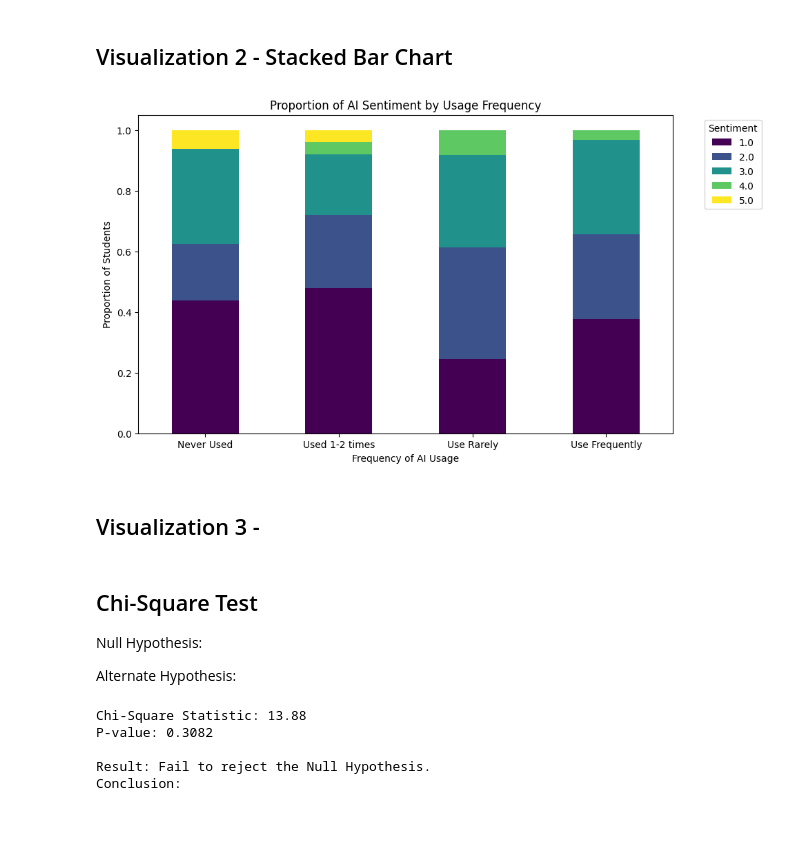
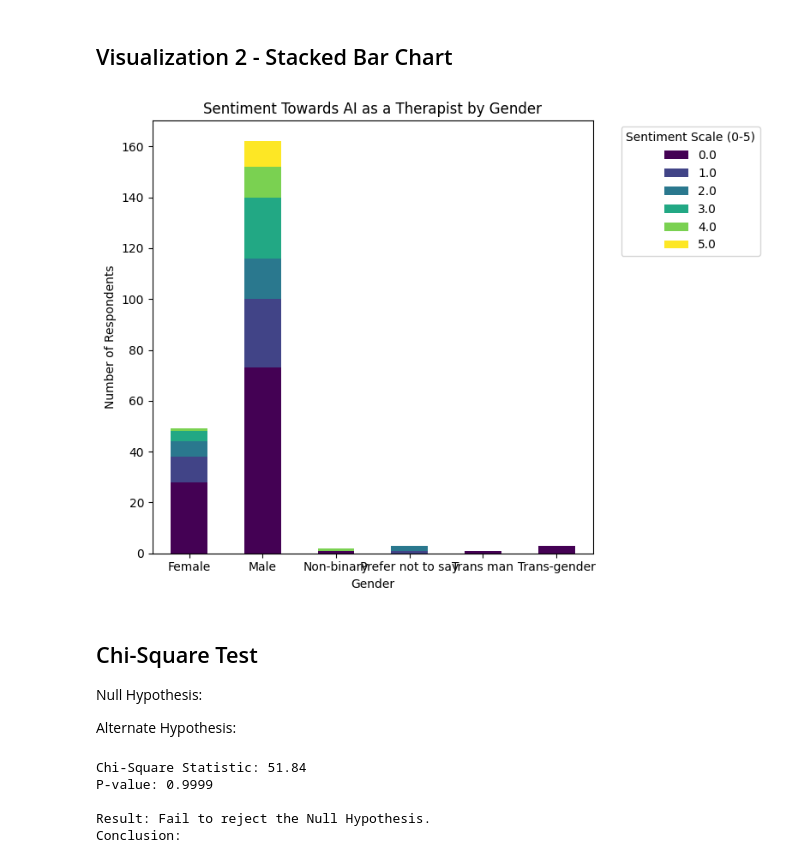
Before and after one commit to avamwilliams/105Lab5-6, a Jupyter notebook: proj.ipynb, the cells around one changed output. Drawn from its saved outputs; the diff is of its cells as text; code cells hidden in the pictures; blank space fills up the shorter version.

Commit message:
Update proj.ipynb
update visuals  and chi-square test

```diff
--- a/proj.ipynb
+++ b/proj.ipynb
@@ -27,7 +39,3 @@ ModuleNotFoundError: No module named 'pandas'
-# %%
-df_trim = df[['Gender', 'Helpther', 'Helpcomp','Benther', 'Bencomp']]
-gendermap = {'Male' : 0, 'Female': 1}
-df_trim['Gender'] = df_trim['Gender'].map(gendermap).fillna(2).astype(int)
 # %%
 # Create a correlation heatmap to visualize relationships between all numeric variables
 
@@ -87,20 +135,21 @@ plt.show()
 # %% [markdown]
 ## Visualization 2 - Stacked Bar Chart
 # %%
-# cross-tab of proportions
-cross_tab_prop = pd.crosstab(df_clean['AI_Frequency'], df_clean['Sentiment'], normalize='index')
+# cross-tab of Gender vs AI Therapy
+crosstab_ther = pd.crosstab(df_trim['Gender'], df_trim['BenTher'])
 
-cross_tab_prop.plot(kind='bar', stacked=True, colormap='viridis', figsize=(10, 6))
-plt.title('Proportion of AI Sentiment by Usage Frequency')
-plt.xlabel('Frequency of AI Usage')
-plt.ylabel('Proportion of Students')
-plt.legend(title='Sentiment', bbox_to_anchor=(1.05, 1), loc='upper left')
+# plotting
+crosstab_ther.plot(kind='bar', stacked=True, figsize=(8, 6), colormap='viridis')
+
+plt.title('Sentiment Towards AI as a Therapist by Gender')
+plt.xlabel('Gender')
+plt.ylabel('Number of Respondents')
+plt.legend(title='Sentiment Scale (0-5)', bbox_to_anchor=(1.05, 1), loc='upper left')
 plt.xticks(rotation=0)
+plt.tight_layout()
 plt.show()
 # %% [output]
-[figure, old version]
+[figure, new version]
-# %% [markdown]
-## Visualization 3 -
 # %% [markdown]
 ## Chi-Square Test
 
@@ -109,7 +158,7 @@ Null Hypothesis:
 Alternate Hypothesis:
 # %%
 # create contingency table
-contingency_table = pd.crosstab(df_clean['AI_Frequency'], df_clean['Sentiment'])
+contingency_table = pd.crosstab(df_trim['Gender'], df_trim['Average_Sentiment'])
 
 # use contingency to run chi-square test
 chi2_stat, p_value, dof, expected = chi2_contingency(contingency_table)
@@ -122,13 +171,13 @@ print(f"P-value: {p_value:.4f}")
 alpha = 0.05
 if p_value < alpha:
     print("\nResult: Reject the Null Hypothesis.")
-    print("Conclusion:")
+    print("Conclusion: ")
 else:
     print("\nResult: Fail to reject the Null Hypothesis.")
     print("Conclusion: ")
 # %% [output]
-Chi-Square Statistic: 13.88
-P-value: 0.3082
+Chi-Square Statistic: 51.84
+P-value: 0.9999
 
 Result: Fail to reject the Null Hypothesis.
 Conclusion:
```
Also changed, not shown: parts of 5 cells of this notebook.
